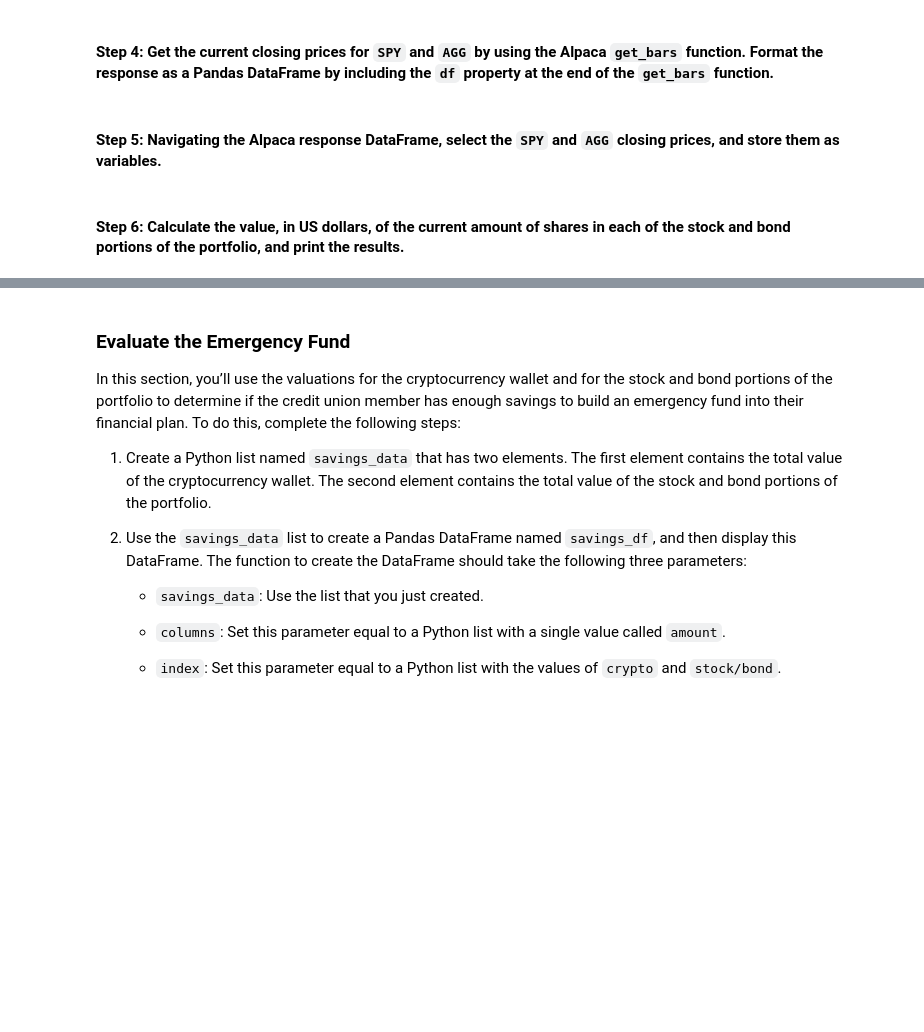
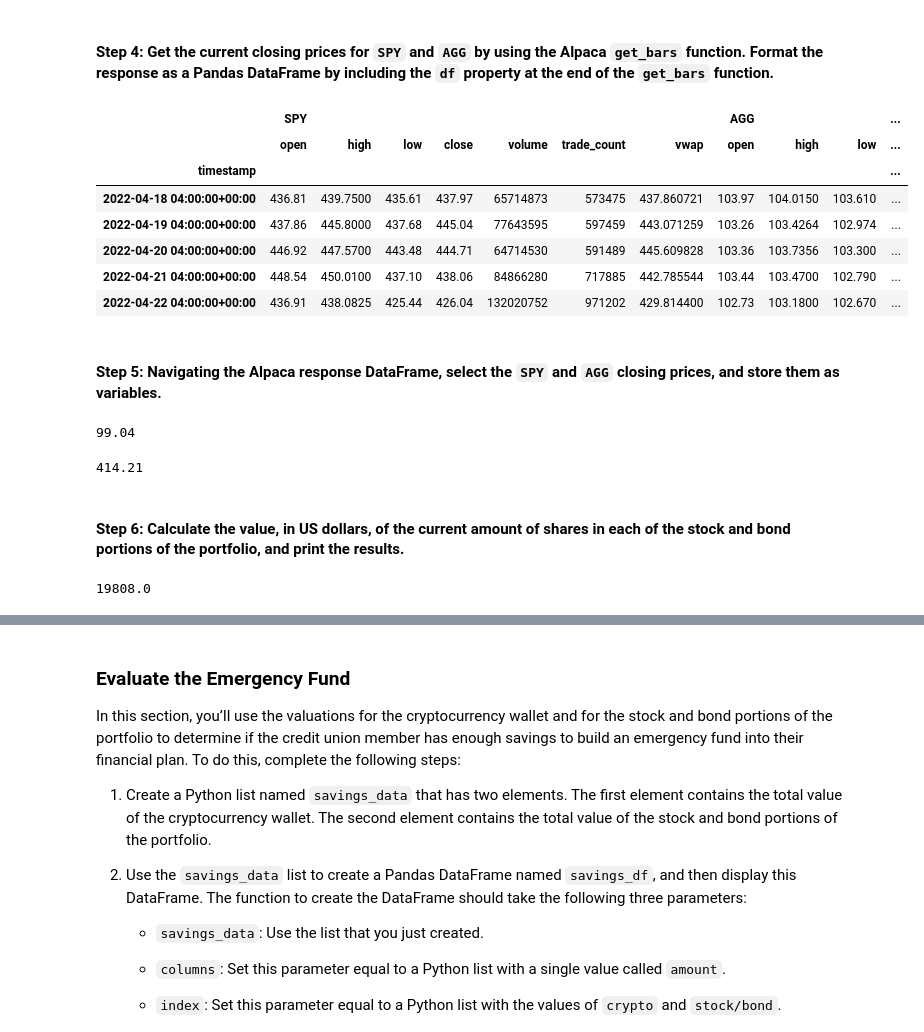
Before and after one commit to lumiroga/fintech-Challenge5, a Jupyter notebook: financial_planning_tools.ipynb, the cells around one changed output, grey strips where cells are left out. Saved outputs shown, nothing was run; the diff lists cells and outputs as text; code cells hidden in the pictures; blank space fills up the shorter version.

Commit message:
Added total portfolio value

```diff
--- a/financial_planning_tools.ipynb
+++ b/financial_planning_tools.ipynb
@@ -192,11 +192,14 @@ agg_shares = 200
 #### Step 2: Set the variables for the Alpaca API and secret keys. Using the Alpaca SDK, create the Alpaca `tradeapi.REST` object. In this object, include the parameters for the Alpaca API key, the secret key, and the version number.
 # %%
 # Set the variables for the Alpaca API and secret keys
-# YOUR CODE HERE
-# YOUR CODE HERE
-
+alpaca_client_id = os.getenv('ALPACA_API_KEY')
+alpaca_client_secret = os.getenv('ALPACA_SECRET_KEY')
 # Create the Alpaca tradeapi.REST object
-# YOUR CODE HERE
+alpaca = tradeapi.REST(
+    alpaca_client_id,
+    alpaca_client_secret,
+    api_version = "v2"
+)
 # %% [markdown]
 #### Step 3: Set the following parameters for the Alpaca API call:
 
@@ -207,56 +210,80 @@ agg_shares = 200
 - `start_date` and `end_date`: Use the same date for these parameters, and format them with the date of the previous weekday (or `2020-08-07`). This is because you want the one closing price for the most-recent trading day.
 # %%
 # Set the tickers for both the bond and stock portion of the portfolio
-# YOUR CODE HERE
+tickers = ['SPY','AGG']
 
 # Set timeframe to 1Day
-# YOUR CODE HERE
+timeframe = '1Day'
 
 # Format current date as ISO format
 # Set both the start and end date at the date of your prior weekday
 # This will give you the closing price of the previous trading day
 # Alternatively you can use a start and end date of 2020-08-07
-# YOUR CODE HERE
-# YOUR CODE HERE
+start_date = pd.Timestamp("2022-04-18", tz="America/New_York").isoformat()
+end_date = pd.Timestamp("2023-04-18", tz="America/New_York").isoformat()
 # %% [markdown]
 #### Step 4: Get the current closing prices for `SPY` and `AGG` by using the Alpaca `get_bars` function. Format the response as a Pandas DataFrame by including the `df` property at the end of the `get_bars` function.
 # %%
 # Use the Alpaca get_bars function to get current closing prices the portfolio
 # Be sure to set the `df` property after the function to format the response object as a DataFrame
-# YOUR CODE HERE
+tickers_df = alpaca.get_bars(
+    tickers,
+    timeframe=timeframe,
+    start=start_date,
+    end=end_date).df
 
 # Reorganize the DataFrame
 # Separate ticker data
-# YOUR CODE HERE
+SPY = tickers_df.loc[tickers_df['symbol']=='SPY'].drop('symbol',axis=1)
+AGG = tickers_df.loc[tickers_df['symbol']=='AGG'].drop('symbol',axis=1)
+
+
 
 # Concatenate the ticker DataFrames
-# YOUR CODE HERE
+prices_df = pd.concat([SPY,AGG],axis=1,keys=['SPY','AGG'])
 
 # Review the first 5 rows of the Alpaca DataFrame
-# YOUR CODE HERE
+prices_df.head()
+# %% [output]
+|  | SPY |  |  |  |  |  |  | AGG |  |  | ... |
+|  | open | high | low | close | volume | trade_count | vwap | open | high | low | ... |
+| timestamp |  |  |  |  |  |  |  |  |  |  | ... |
+| 2022-04-18 04:00:00+00:00 | 436.81 | 439.7500 | 435.61 | 437.97 | 65714873 | 573475 | 437.860721 | 103.97 | 104.0150 | 103.610 | ... |
+| 2022-04-19 04:00:00+00:00 | 437.86 | 445.8000 | 437.68 | 445.04 | 77643595 | 597459 | 443.071259 | 103.26 | 103.4264 | 102.974 | ... |
+| 2022-04-20 04:00:00+00:00 | 446.92 | 447.5700 | 443.48 | 444.71 | 64714530 | 591489 | 445.609828 | 103.36 | 103.7356 | 103.300 | ... |
+| 2022-04-21 04:00:00+00:00 | 448.54 | 450.0100 | 437.10 | 438.06 | 84866280 | 717885 | 442.785544 | 103.44 | 103.4700 | 102.790 | ... |
+| 2022-04-22 04:00:00+00:00 | 436.91 | 438.0825 | 425.44 | 426.04 | 132020752 | 971202 | 429.814400 | 102.73 | 103.1800 | 102.670 | ... |
 # %% [markdown]
 #### Step 5: Navigating the Alpaca response DataFrame, select the `SPY` and `AGG` closing prices, and store them as variables.
 # %%
 # Access the closing price for AGG from the Alpaca DataFrame
 # Converting the value to a floating point number
-agg_close_price = # YOUR CODE HERE
+agg_close_price = prices_df['AGG']['close']
 
 # Print the AGG closing price
-# YOUR CODE HERE
+agg_last_close_price = agg_close_price[-1]
+agg_last_close_price
+# %% [output]
+99.04
 # %%
 # Access the closing price for SPY from the Alpaca DataFrame
 # Converting the value to a floating point number
-spy_close_price = # YOUR CODE HERE
+spy_close_price = prices_df['SPY']['close']
 
 # Print the SPY closing price
-# YOUR CODE HERE
+spy_last_close_price = spy_close_price[-1]
+spy_last_close_price
+# %% [output]
+414.21
 # %% [markdown]
 #### Step 6: Calculate the value, in US dollars, of the current amount of shares in each of the stock and bond portions of the portfolio, and print the results.
 # %%
 # Calculate the current value of the bond portion of the portfolio
-agg_value = # YOUR CODE HERE
+agg_value = agg_shares * agg_last_close_price
 
 # Print the current value of the bond portfolio
-# YOUR CODE HERE
+agg_value
+# %% [output]
+19808.0
 # %%
 # Calculate the current value of the stock portion of the portfolio
```
Also changed, not shown: parts of 3 cells of this notebook, 1 other file.
